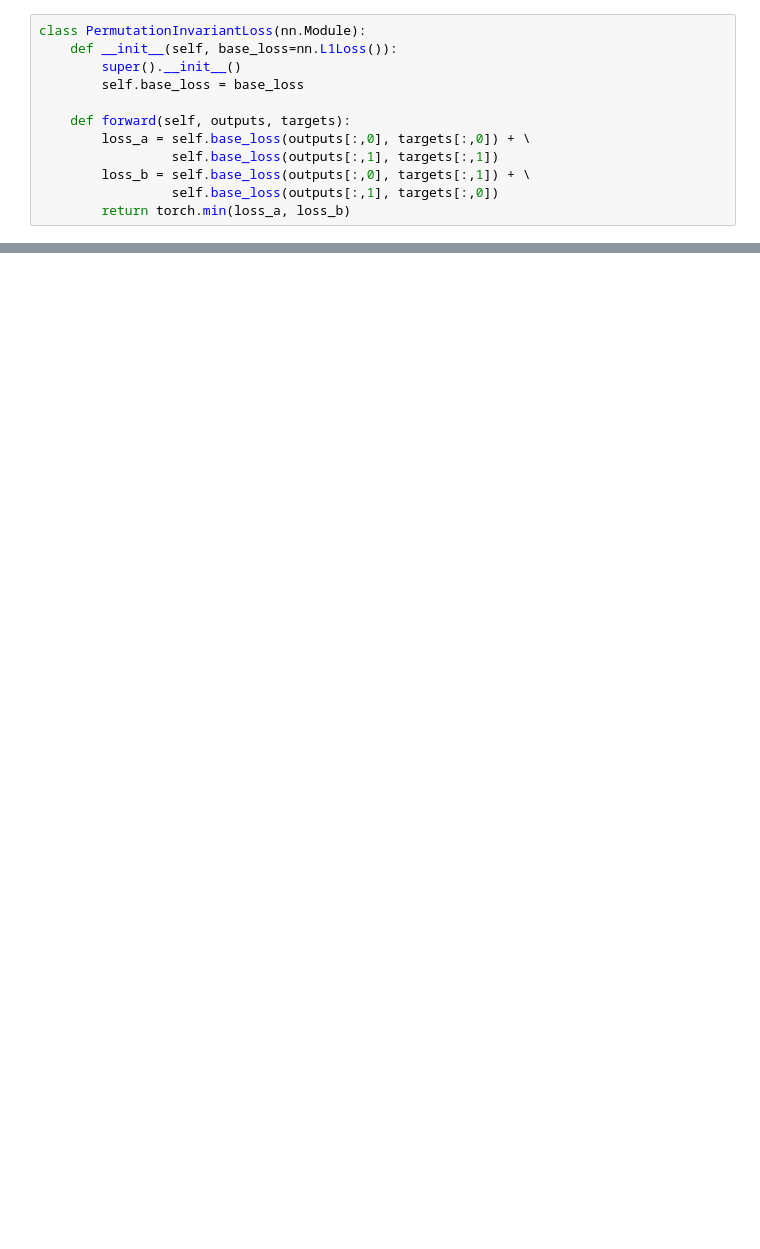
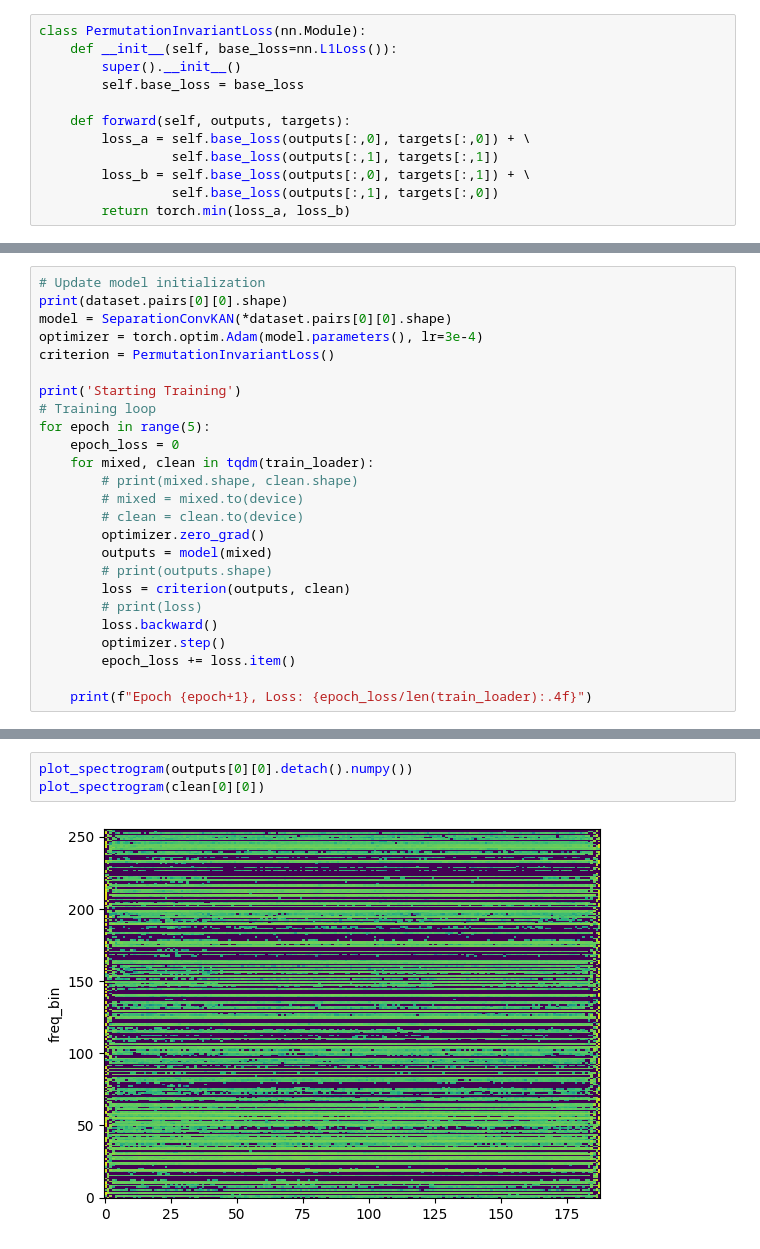
Before and after one commit to A-Chaudhary/kan_cocktail_party, a Jupyter notebook: KAN_cocktail.ipynb, the cells around one changed output, grey strips where cells are left out. Saved outputs shown, nothing was run; the diff lists cells and outputs as text; blank space fills up the shorter version.

```diff
--- a/KAN_cocktail.ipynb
+++ b/KAN_cocktail.ipynb
@@ -163,0 +357,25 @@ class PermutationInvariantLoss(nn.Module):
+# %%
+# Update model initialization
+print(dataset.pairs[0][0].shape)
+model = SeparationConvKAN(*dataset.pairs[0][0].shape)
+optimizer = torch.optim.Adam(model.parameters(), lr=3e-4)
+criterion = PermutationInvariantLoss()
+
+print('Starting Training')
+# Training loop
+for epoch in range(5):
+    epoch_loss = 0
+    for mixed, clean in tqdm(train_loader):
+        # print(mixed.shape, clean.shape)
+        # mixed = mixed.to(device)
+        # clean = clean.to(device)
+        optimizer.zero_grad()
+        outputs = model(mixed)
+        # print(outputs.shape)
+        loss = criterion(outputs, clean)
+        # print(loss)
+        loss.backward()
+        optimizer.step()
+        epoch_loss += loss.item()
+
+    print(f"Epoch {epoch+1}, Loss: {epoch_loss/len(train_loader):.4f}")
@@ -163,0 +390,5 @@ class PermutationInvariantLoss(nn.Module):
+# %%
+plot_spectrogram(outputs[0][0].detach().numpy())
+plot_spectrogram(clean[0][0])
+# %% [output]
+[figure, added]
```
Also changed, not shown: parts of 31 cells of this notebook, 7 other files.
